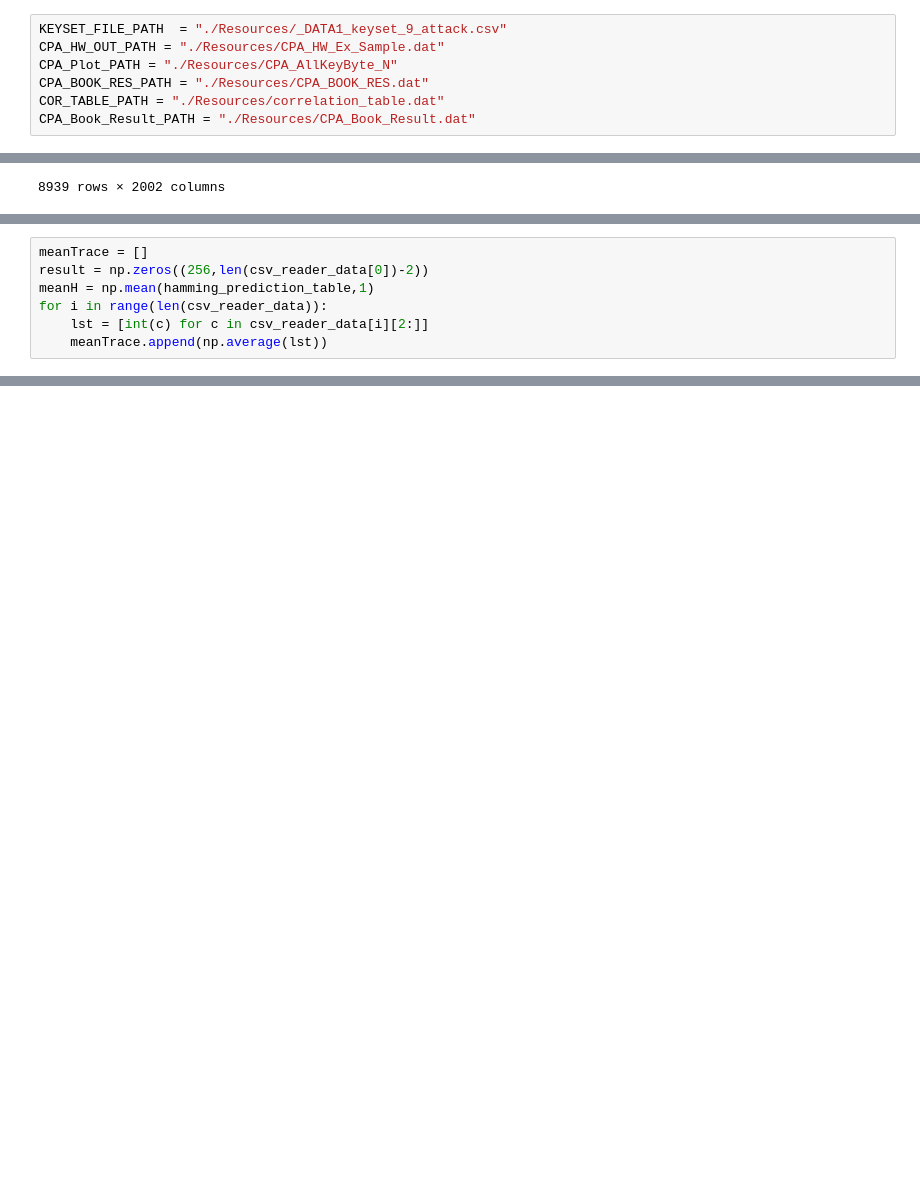
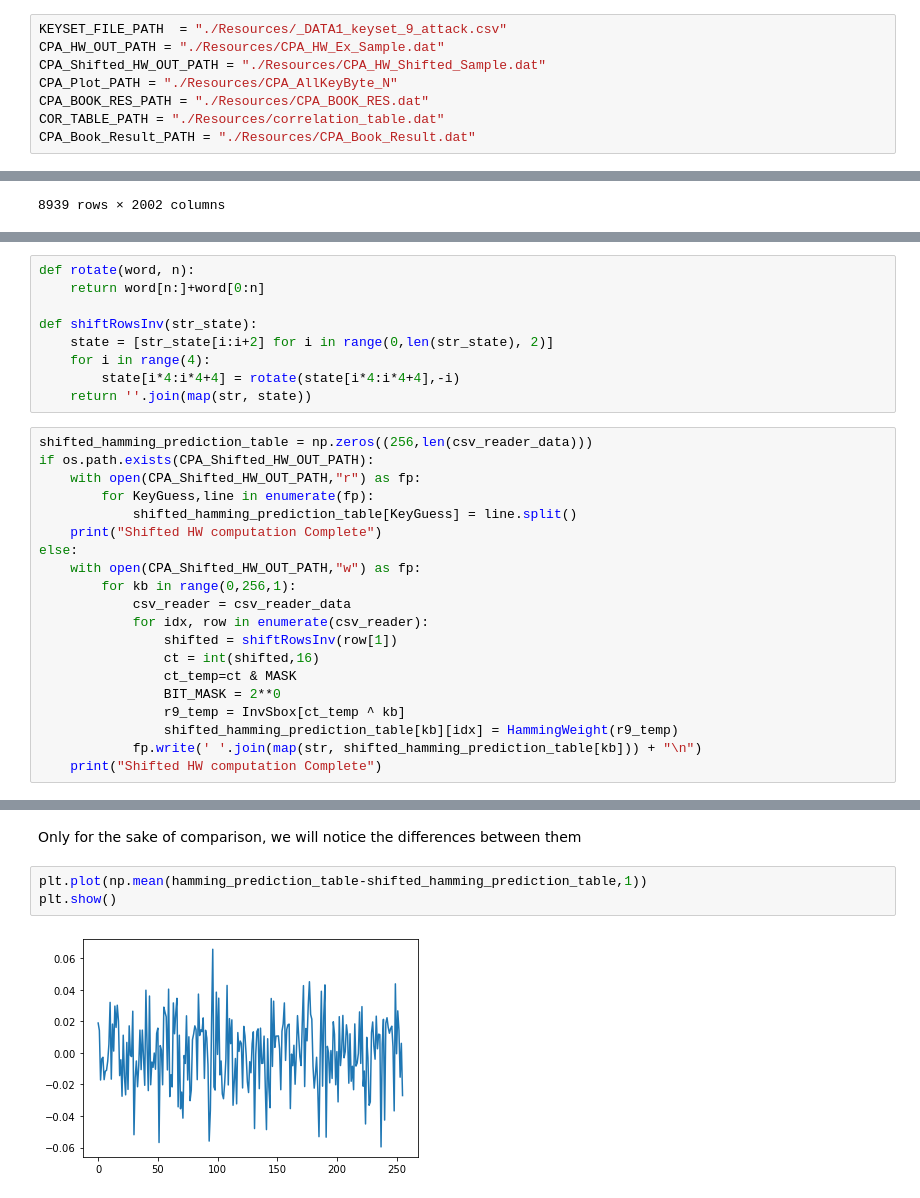
Before and after one commit to kfirgirstein/Hardware_Security_HW_049017, a Jupyter notebook: HW/HW2/part2_2.ipynb, the cells around one changed output, grey strips where cells are left out. Cells and saved outputs as stored; diff of their text form; blank space fills up the shorter version.

```diff
--- a/HW/HW2/part2_2.ipynb
+++ b/HW/HW2/part2_2.ipynb
@@ -13,6 +14,7 @@ The database for all samples at the time of the last round can be found in the f
 # %%
 KEYSET_FILE_PATH  = "./Resources/_DATA1_keyset_9_attack.csv"
 CPA_HW_OUT_PATH = "./Resources/CPA_HW_Ex_Sample.dat"
+CPA_Shifted_HW_OUT_PATH = "./Resources/CPA_HW_Shifted_Sample.dat"
 CPA_Plot_PATH = "./Resources/CPA_AllKeyByte_N"
 CPA_BOOK_RES_PATH = "./Resources/CPA_BOOK_RES.dat"
 COR_TABLE_PATH = "./Resources/correlation_table.dat"
@@ -230,7 +120,0 @@ For the sake of comparison, we implemented the algorithm 10.3 according to the b
-# %%
-meanTrace = []
-result = np.zeros((256,len(csv_reader_data[0])-2))
-meanH = np.mean(hamming_prediction_table,1)
-for i in range(len(csv_reader_data)):
-    lst = [int(c) for c in csv_reader_data[i][2:]]
-    meanTrace.append(np.average(lst))
@@ -303,0 +147,29 @@ np.max(result,0)
+# %%
+def rotate(word, n):
+    return word[n:]+word[0:n]
+
+def shiftRowsInv(str_state):
+    state = [str_state[i:i+2] for i in range(0,len(str_state), 2)]
+    for i in range(4):
+        state[i*4:i*4+4] = rotate(state[i*4:i*4+4],-i)
+    return ''.join(map(str, state))
+# %%
+shifted_hamming_prediction_table = np.zeros((256,len(csv_reader_data)))
+if os.path.exists(CPA_Shifted_HW_OUT_PATH):
+    with open(CPA_Shifted_HW_OUT_PATH,"r") as fp:
+        for KeyGuess,line in enumerate(fp):
+            shifted_hamming_prediction_table[KeyGuess] = line.split()
+    print("Shifted HW computation Complete")
+else:
+    with open(CPA_Shifted_HW_OUT_PATH,"w") as fp:
+        for kb in range(0,256,1):
+            csv_reader = csv_reader_data
+            for idx, row in enumerate(csv_reader):
+                shifted = shiftRowsInv(row[1])
+                ct = int(shifted,16)
+                ct_temp=ct & MASK
+                BIT_MASK = 2**0
+                r9_temp = InvSbox[ct_temp ^ kb]
+                shifted_hamming_prediction_table[kb][idx] = HammingWeight(r9_temp)
+            fp.write(' '.join(map(str, shifted_hamming_prediction_table[kb])) + "\n")
+    print("Shifted HW computation Complete")
@@ -303,0 +208,7 @@ np.max(result,0)
+# %% [markdown]
+Only for the sake of comparison, we will notice the differences between them
+# %%
+plt.plot(np.mean(hamming_prediction_table-shifted_hamming_prediction_table,1))
+plt.show()
+# %% [output]
+[figure, added]
```
Also changed, not shown: parts of 51 cells of this notebook, 7 other files.
